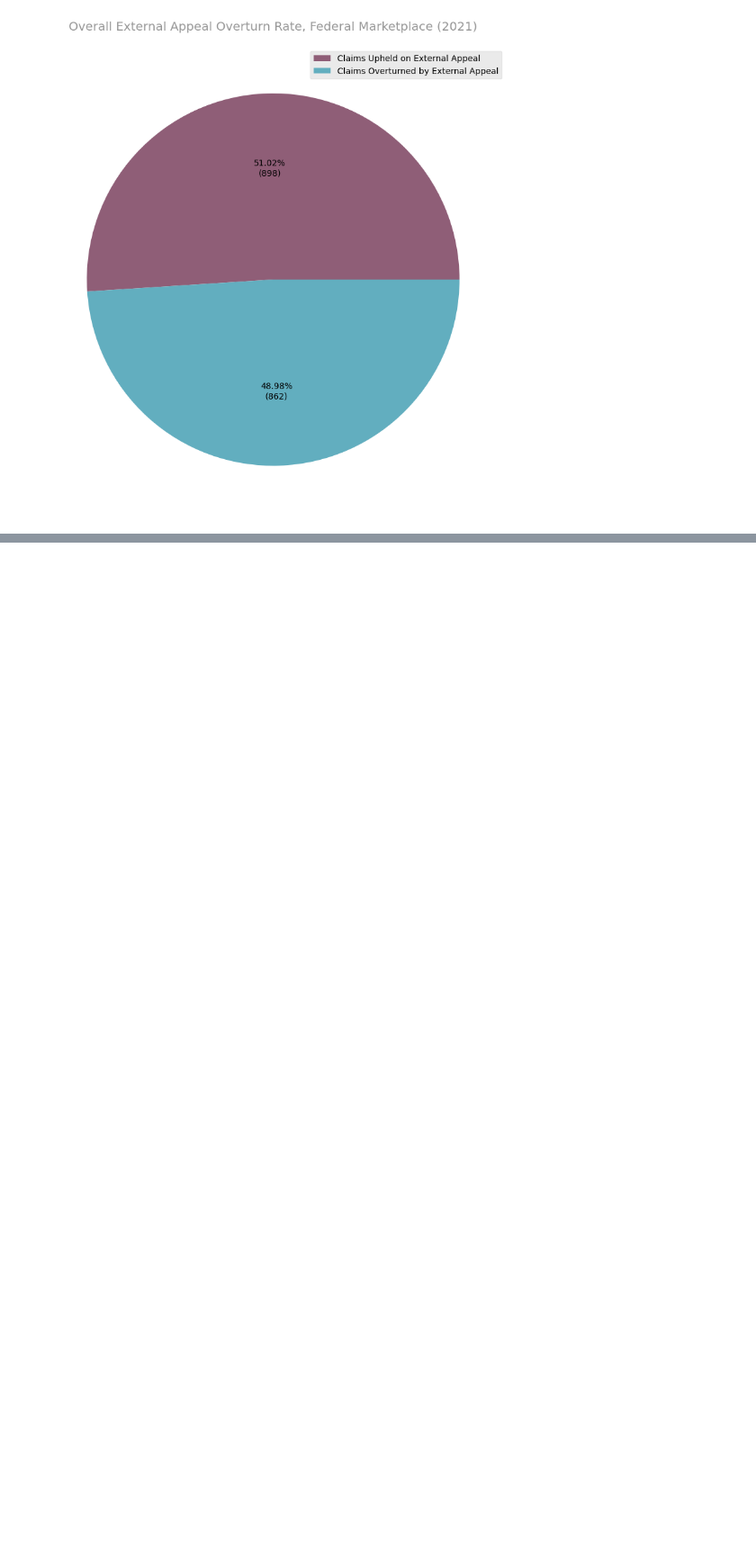
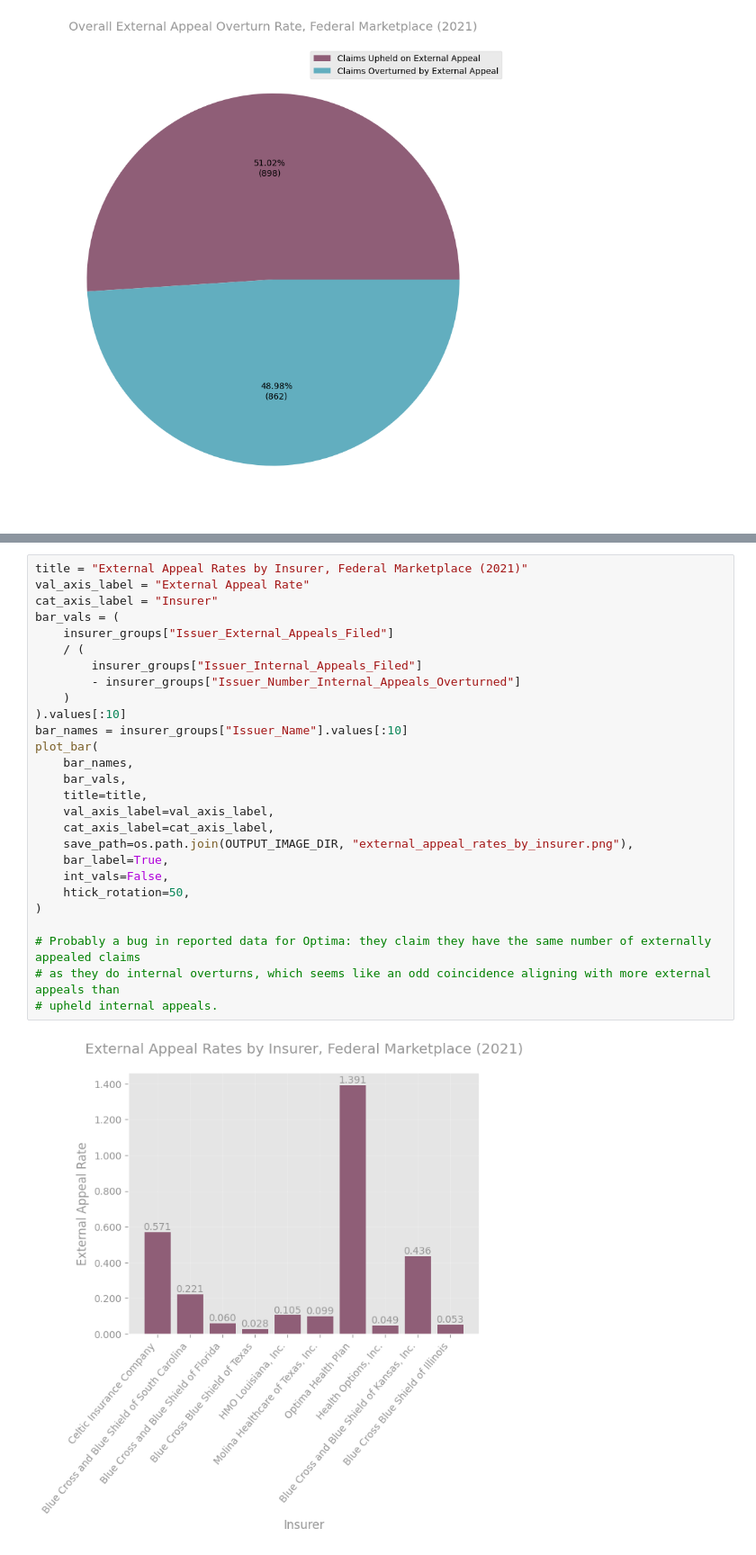
Before and after one commit to TPAFS/investigations, a Jupyter notebook: investigations/claims_denials/cms_puf.ipynb, the cells around one changed output, grey strips where cells are left out. Shown at 90% size. Drawn from its saved outputs; the diff is of its cells as text; blank space fills up the shorter version.

```diff
--- a/investigations/claims_denials/cms_puf.ipynb
+++ b/investigations/claims_denials/cms_puf.ipynb
@@ -1037,0 +1062,29 @@ plot_pie(
+# %%
+title = "External Appeal Rates by Insurer, Federal Marketplace (2021)"
+val_axis_label = "External Appeal Rate"
+cat_axis_label = "Insurer"
+bar_vals = (
+    insurer_groups["Issuer_External_Appeals_Filed"]
+    / (
+        insurer_groups["Issuer_Internal_Appeals_Filed"]
+        - insurer_groups["Issuer_Number_Internal_Appeals_Overturned"]
+    )
+).values[:10]
+bar_names = insurer_groups["Issuer_Name"].values[:10]
+plot_bar(
+    bar_names,
+    bar_vals,
+    title=title,
+    val_axis_label=val_axis_label,
+    cat_axis_label=cat_axis_label,
+    save_path=os.path.join(OUTPUT_IMAGE_DIR, "external_appeal_rates_by_insurer.png"),
+    bar_label=True,
+    int_vals=False,
+    htick_rotation=50,
+)
+
+# Probably a bug in reported data for Optima: they claim they have the same number of externally appealed claims
+# as they do internal overturns, which seems like an odd coincidence aligning with more external appeals than
+# upheld internal appeals.
+# %% [output]
+[figure, added]
```
Also changed, not shown: parts of 4 cells of this notebook.
